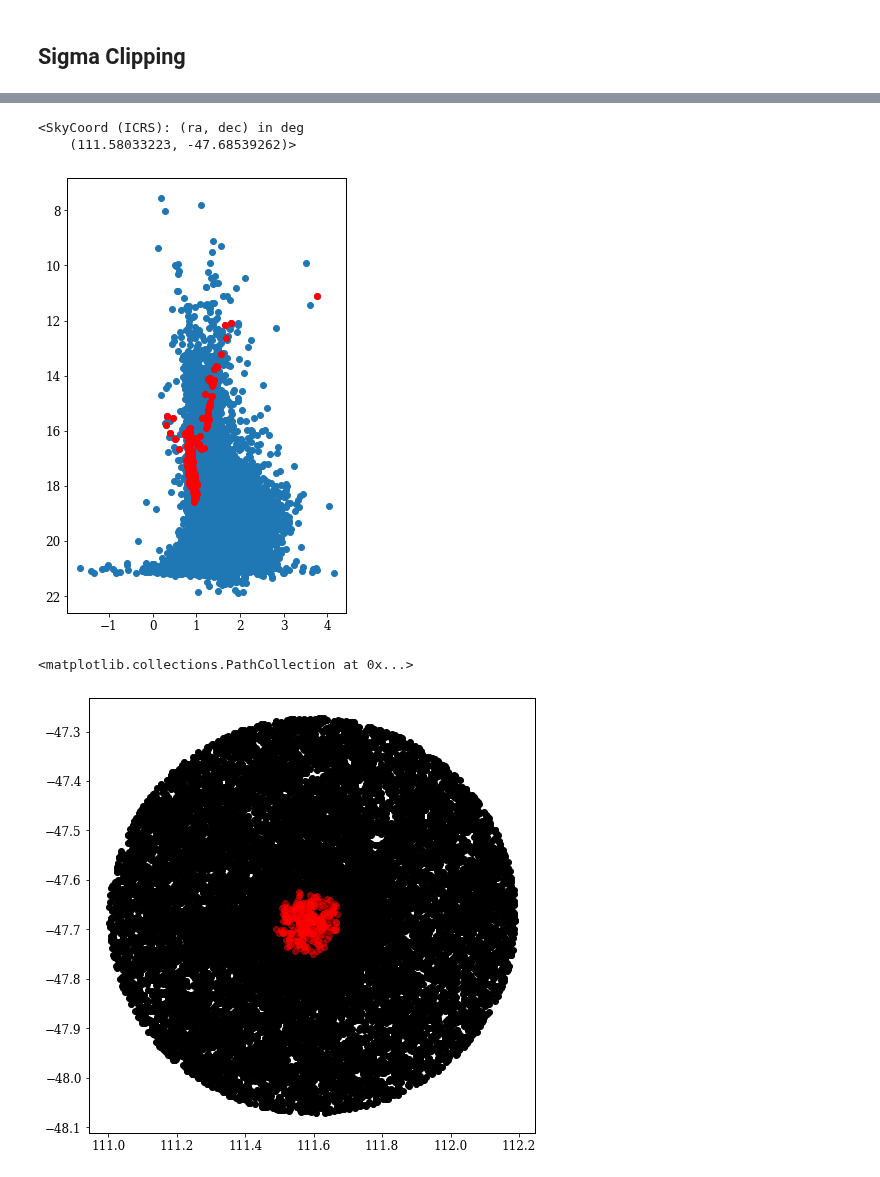
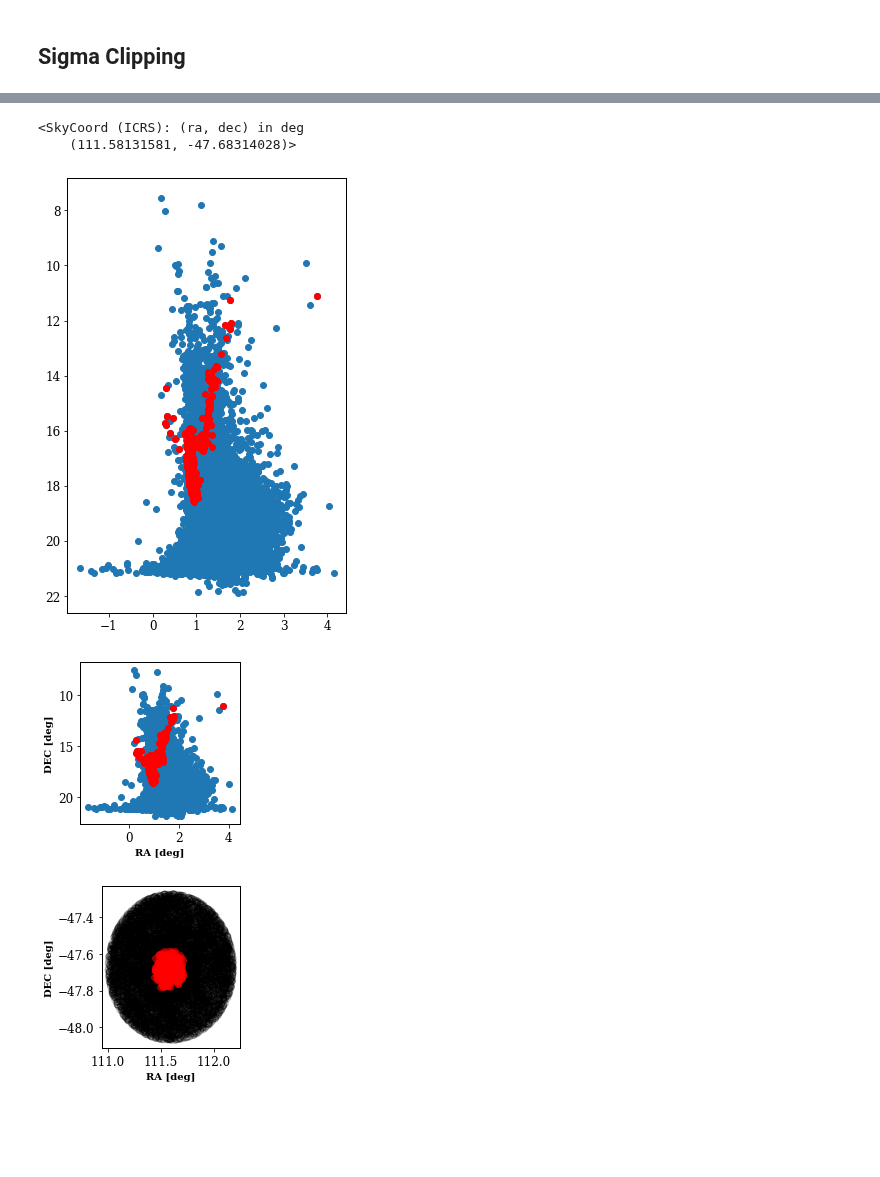
Before and after one commit to jppirest/mw_substructures, a Jupyter notebook: dados/GAIA/HDBSCAN/Clusters/Melotte_66/py_gaia.ipynb, the cells around one changed output, grey strips where cells are left out. Cells and saved outputs as stored; diff of their text form; code cells hidden in the pictures; blank space fills up the shorter version.

```diff
--- a/dados/GAIA/HDBSCAN/Clusters/Melotte_66/py_gaia.ipynb
+++ b/dados/GAIA/HDBSCAN/Clusters/Melotte_66/py_gaia.ipynb
@@ -157,7 +157,7 @@ from sklearn.preprocessing import RobustScaler
 
 escalada = RobustScaler().fit_transform(cincoD)
 # %%
-pts_expected = 900
+pts_expected = 600
 
 clusterer = hdbscan.HDBSCAN(min_cluster_size = pts_expected, min_samples = pts_expected, allow_single_cluster=True, cluster_selection_method = 'eom', metric = 'euclidean').fit(escalada)
 
@@ -842,7 +842,7 @@ Text(0, 0.5, 'stellar density (arcsec$^{-2}$)')
 center
 # %% [output]
 <SkyCoord (ICRS): (ra, dec) in deg
-    (111.58033223, -47.68539262)>
+    (111.58131581, -47.68314028)>
 # %%
 final = df.loc[(df.parallax < paralaxe_up ) & (df.parallax > paralaxe_down) & (df.ra>ra_down) & (df.ra<ra_up) &
                               (df.dec>dec_down) & (df.dec<dec_up) & (df.pmra>pmra_down) & (df.pmra<pmra_up) & (df.pmdec>pmdec_down)
@@ -855,11 +855,24 @@ plt.scatter(df['bp_rp'],df['phot_g_mean_mag'])
 plt.scatter(clip_loop['bp_rp'], clip_loop['phot_g_mean_mag'], color = 'red')
 plt.gca().invert_yaxis()
 # %% [output]
-[figure, old version]
+[figure, new version]
+# %%
+fig, ax = plt.subplots(figsize=(3,3))
+ax.scatter(df['bp_rp'],df['phot_g_mean_mag'])
+ax.scatter(clip_loop['bp_rp'], clip_loop['phot_g_mean_mag'], color = 'red')
+ax.set_xlabel('RA [deg]', fontweight = 'bold')
+ax.set_ylabel('DEC [deg]', fontweight = 'bold')
+ax.invert_yaxis()
+plt.tight_layout()
+# %% [output]
+[figure, added]
 # %%
-plt.figure(figsize=(8,8))
-plt.scatter(df['ra'],df['dec'], color = 'k')
-plt.scatter(clip_loop['ra'],clip_loop['dec'], color = 'red', alpha = 0.5)
+fig, ax = plt.subplots(figsize=(3,3))
+ax.scatter(df['ra'],df['dec'], color = 'None', edgecolor = 'k', alpha = 0.2)
+ax.scatter(clip_loop['ra'],clip_loop['dec'], color = 'red', alpha = 0.5)
+ax.set_xlabel('RA [deg]', fontweight = 'bold')
+ax.set_ylabel('DEC [deg]', fontweight = 'bold')
+plt.tight_layout()
+#plt.savefig('radec.png', format = 'png', dpi = 300)
 # %% [output]
-<matplotlib.collections.PathCollection at 0x...>
-[figure, old version]
+[figure, new version]
```
Also changed, not shown: parts of 18 cells of this notebook, 9 other files.
